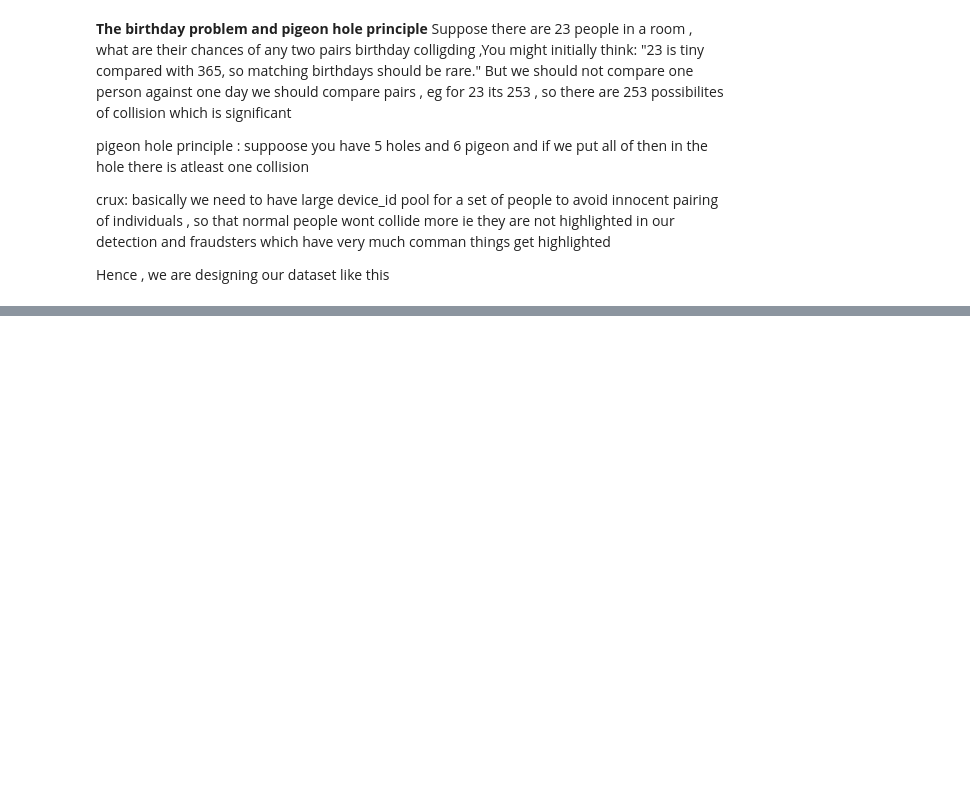
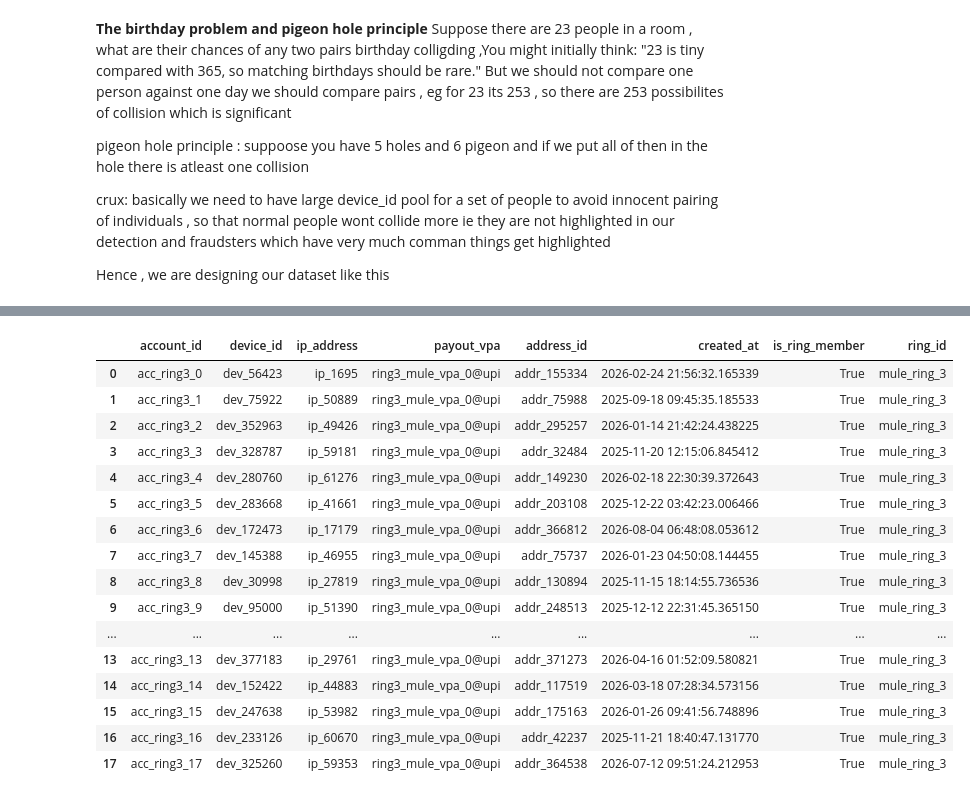
Before and after one commit to Saksham182004/Abuse-Ring-Sentinel, a Jupyter notebook: ringFraudDetect.ipynb, the cells around one changed output, grey strips where cells are left out. Cells and saved outputs as stored; diff of their text form; code cells hidden in the pictures; blank space fills up the shorter version.

```diff
--- a/ringFraudDetect.ipynb
+++ b/ringFraudDetect.ipynb
@@ -49,0 +68,20 @@ Pools ready: 30000 devices, 5000 ips, 30000 vpas
+# %%
+#Generating 1000 normal accounts
+
+normal_accounts=[]
+
+for i in range(NUM_NORMAL_ACCOUNTS):
+    normal_accounts.append({
+        "account_id" : f"acc_normal_{i}",
+        "device_id" : random.choice(normal_devices),
+        "ip_address": random.choice(normal_ips),
+        "payout_vpa" :random.choice(normal_vpas),
+        "address_id" :random.choice(normal_addresses),
+        "created_at" : random_timestamp(),
+        "is_ring_member": False,
+        "ring_id" :None
+    })
+
+
+df_normal = pd.DataFrame(normal_accounts)
+df_normal.head()
@@ -49,0 +175,46 @@ Pools ready: 30000 devices, 5000 ips, 30000 vpas
+# %%
+def generate_money_mule_ring(ring_id, num_accounts=18, shared_vpa_count=1):
+    """
+    Simulates: a mule network where fraud proceeds get funneled to a small set
+    of payout VPAs
+    Signature: ONLY the payout VPA is shared — devices, IPs,
+    addresses, and timing all look completely normal and unrelated. Hardest
+    pattern to catch, since almost nothing else overlaps.
+    """
+    ring_vpas = [f"ring{ring_id}_mule_vpa_{i}@upi" for i in range(shared_vpa_count)]
+
+    accounts = []
+    for i in range(num_accounts):
+        accounts.append({
+            "account_id": f"acc_ring{ring_id}_{i}",
+            "device_id": random.choice(normal_devices),        # normal — not the signal here
+            "ip_address": random.choice(normal_ips),             # normal — not the signal here
+            "payout_vpa": random.choice(ring_vpas),              # <- the signal: shared payout destination
+            "address_id": random.choice(normal_addresses),       # normal — not the signal here
+            "created_at": random_timestamp(),                    # normal spread, no burst
+            "is_ring_member": True,
+            "ring_id": f"mule_ring_{ring_id}"
+        })
+    return accounts
+
+ring3_accounts = generate_money_mule_ring(ring_id=3)
+df_ring3 = pd.DataFrame(ring3_accounts)
+df_ring3
+# %% [output]
+|  | account_id | device_id | ip_address | payout_vpa | address_id | created_at | is_ring_member | ring_id |
+| 0 | acc_ring3_0 | dev_56423 | ip_1695 | ring3_mule_vpa_0@upi | addr_155334 | 2026-02-24 21:56:32.165339 | True | mule_ring_3 |
+| 1 | acc_ring3_1 | dev_75922 | ip_50889 | ring3_mule_vpa_0@upi | addr_75988 | 2025-09-18 09:45:35.185533 | True | mule_ring_3 |
+| 2 | acc_ring3_2 | dev_352963 | ip_49426 | ring3_mule_vpa_0@upi | addr_295257 | 2026-01-14 21:42:24.438225 | True | mule_ring_3 |
+| 3 | acc_ring3_3 | dev_328787 | ip_59181 | ring3_mule_vpa_0@upi | addr_32484 | 2025-11-20 12:15:06.845412 | True | mule_ring_3 |
+| 4 | acc_ring3_4 | dev_280760 | ip_61276 | ring3_mule_vpa_0@upi | addr_149230 | 2026-02-18 22:30:39.372643 | True | mule_ring_3 |
+| 5 | acc_ring3_5 | dev_283668 | ip_41661 | ring3_mule_vpa_0@upi | addr_203108 | 2025-12-22 03:42:23.006466 | True | mule_ring_3 |
+| 6 | acc_ring3_6 | dev_172473 | ip_17179 | ring3_mule_vpa_0@upi | addr_366812 | 2026-08-04 06:48:08.053612 | True | mule_ring_3 |
+| 7 | acc_ring3_7 | dev_145388 | ip_46955 | ring3_mule_vpa_0@upi | addr_75737 | 2026-01-23 04:50:08.144455 | True | mule_ring_3 |
+| 8 | acc_ring3_8 | dev_30998 | ip_27819 | ring3_mule_vpa_0@upi | addr_130894 | 2025-11-15 18:14:55.736536 | True | mule_ring_3 |
+| 9 | acc_ring3_9 | dev_95000 | ip_51390 | ring3_mule_vpa_0@upi | addr_248513 | 2025-12-12 22:31:45.365150 | True | mule_ring_3 |
+| ... | ... | ... | ... | ... | ... | ... | ... | ... |
+| 13 | acc_ring3_13 | dev_377183 | ip_29761 | ring3_mule_vpa_0@upi | addr_371273 | 2026-04-16 01:52:09.580821 | True | mule_ring_3 |
+| 14 | acc_ring3_14 | dev_152422 | ip_44883 | ring3_mule_vpa_0@upi | addr_117519 | 2026-03-18 07:28:34.573156 | True | mule_ring_3 |
+| 15 | acc_ring3_15 | dev_247638 | ip_53982 | ring3_mule_vpa_0@upi | addr_175163 | 2026-01-26 09:41:56.748896 | True | mule_ring_3 |
+| 16 | acc_ring3_16 | dev_233126 | ip_60670 | ring3_mule_vpa_0@upi | addr_42237 | 2025-11-21 18:40:47.131770 | True | mule_ring_3 |
+| 17 | acc_ring3_17 | dev_325260 | ip_59353 | ring3_mule_vpa_0@upi | addr_364538 | 2026-07-12 09:51:24.212953 | True | mule_ring_3 |
```
Also changed, not shown: parts of 25 cells of this notebook, 1 other file.
